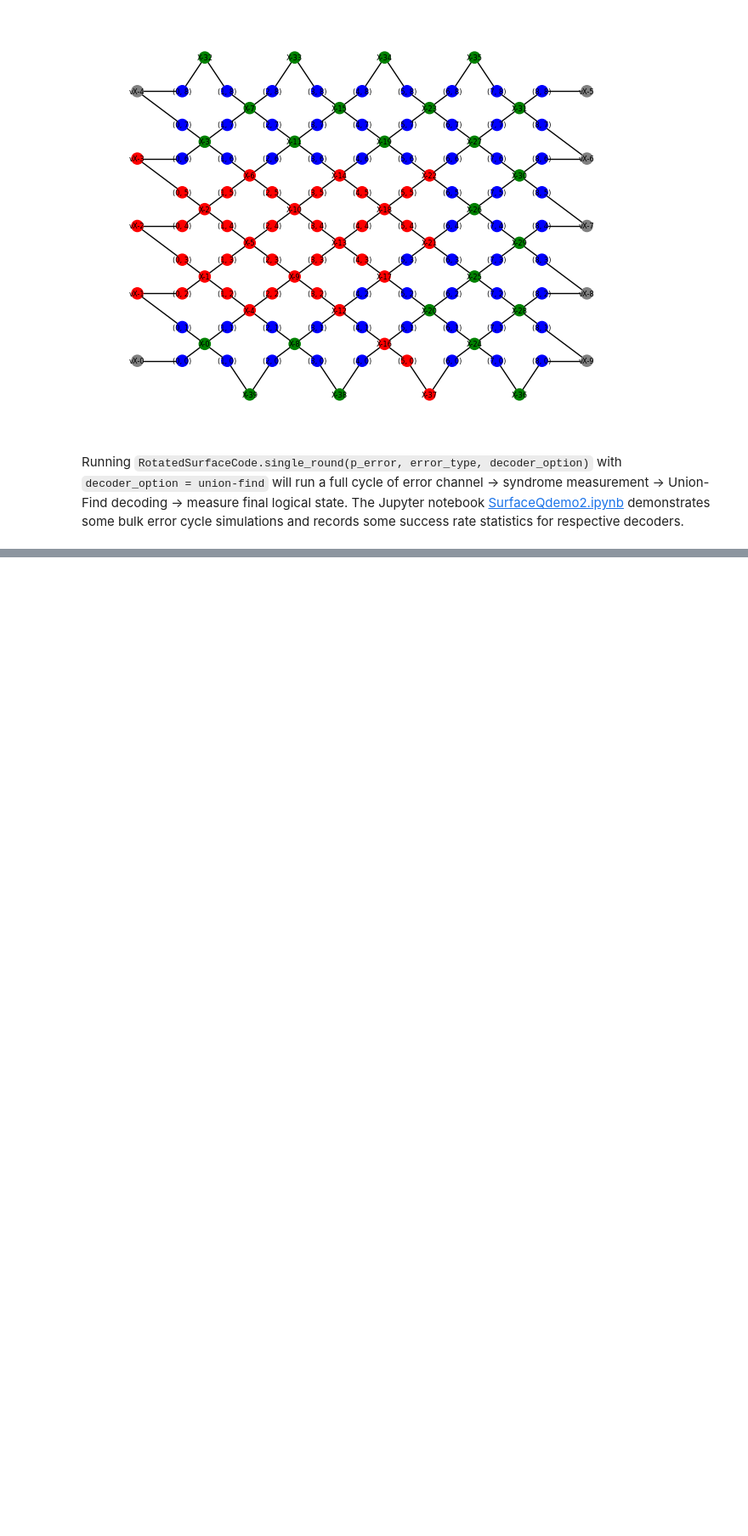
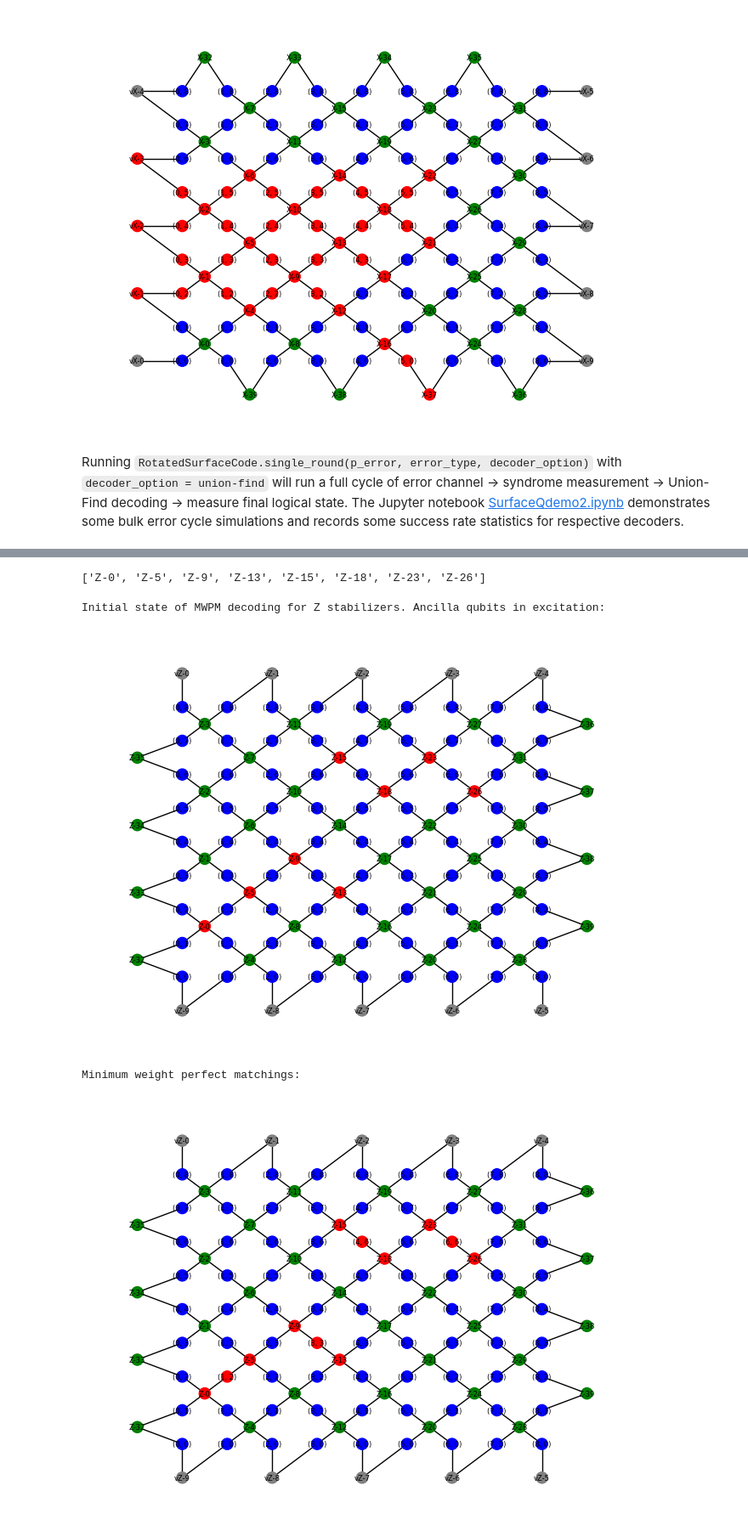
Before and after one commit to elhyc/SurfaceQ, a Jupyter notebook: src/SurfaceQdemo1.ipynb, the cells around one changed output, grey strips where cells are left out. Shown at 85% size. Cells and saved outputs as stored; diff of their text form; code cells hidden in the pictures; blank space fills up the shorter version.

```diff
--- a/src/SurfaceQdemo1.ipynb
+++ b/src/SurfaceQdemo1.ipynb
@@ -59,0 +85,12 @@
+# %%
+positions = surfacecode.syndrome_measurement('Z', readout=True )
+print(positions)
+# %% [output]
+['Z-0', 'Z-5', 'Z-9', 'Z-13', 'Z-15', 'Z-18', 'Z-23', 'Z-26']
+# %%
+surfacecode.MWPM_decode('Z', positions, display=True)
+# %% [output]
+Initial state of MWPM decoding for Z stabilizers. Ancilla qubits in excitation:
+[figure, added]
+Minimum weight perfect matchings:
+[figure, added]
```
Also changed, not shown: parts of 5 cells of this notebook, 1 other file.
